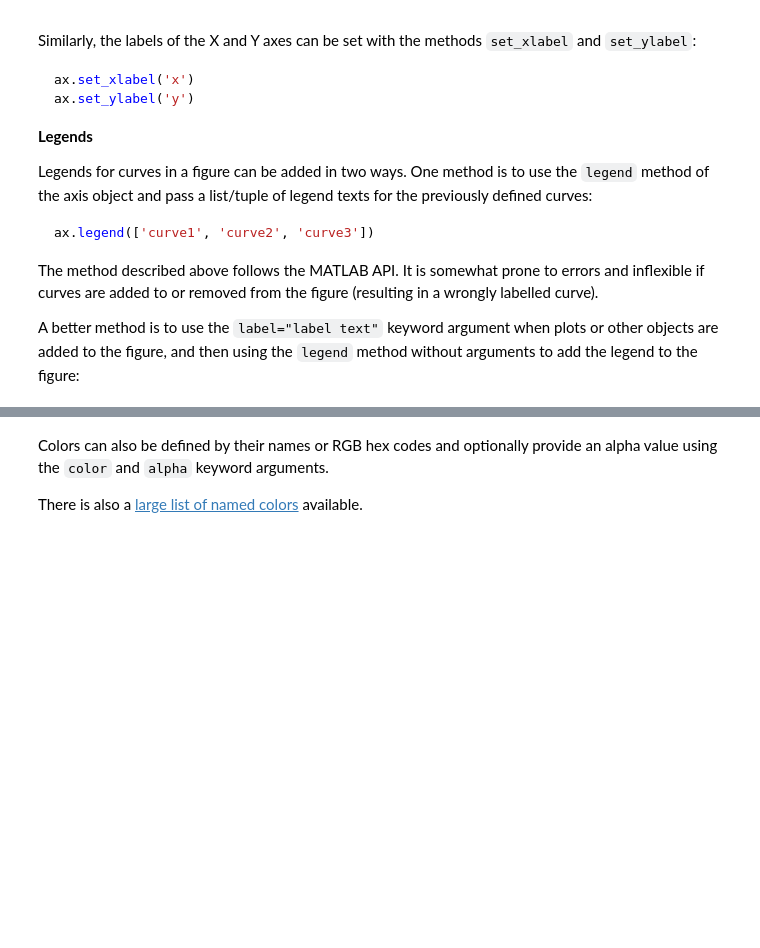
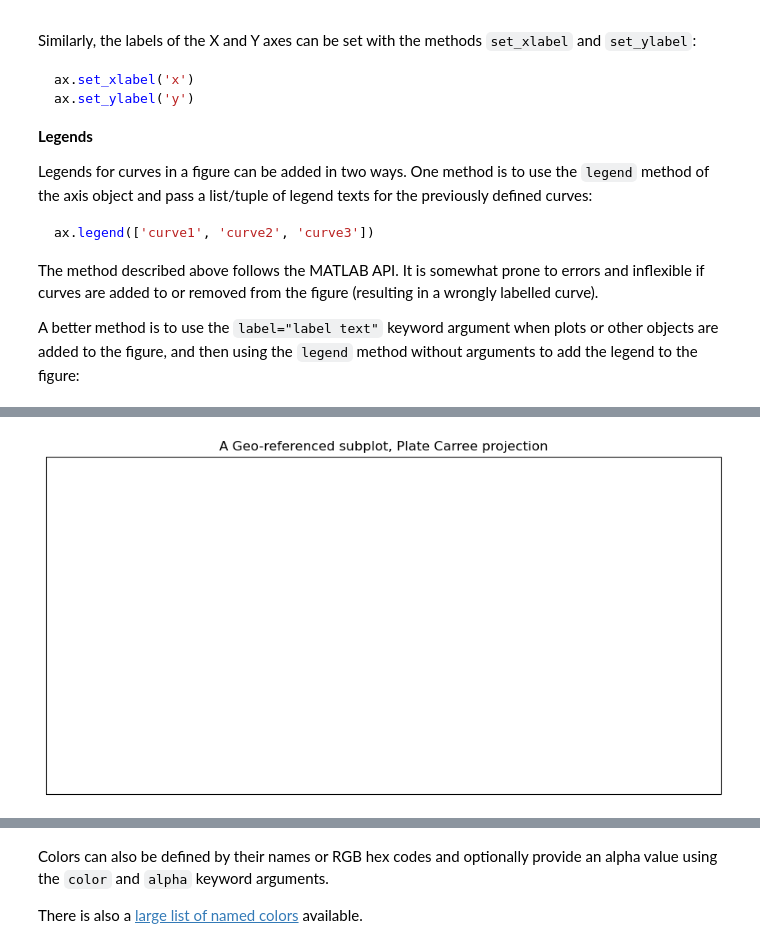
Before and after one commit to DOI-USGS/python-for-hydrology, a Jupyter notebook: notebooks/part0_python_intro/06_matplotlib.ipynb, the cells around one changed output, grey strips where cells are left out. Cells and saved outputs as stored; diff of their text form; code cells hidden in the pictures; blank space fills up the shorter version.

```diff
--- a/notebooks/part0_python_intro/06_matplotlib.ipynb
+++ b/notebooks/part0_python_intro/06_matplotlib.ipynb
@@ -164,0 +365,6 @@ With `matplotlib`, the colors of lines and other graphical elements can be defin
+# %%
+fig = plt.figure(figsize=(11, 8.5))
+ax = plt.subplot(1, 1, 1, projection=ccrs.PlateCarree(central_longitude=-75))
+ax.set_title("A Geo-referenced subplot, Plate Carree projection");
+# %% [output]
+[figure, added]
```
Also changed, not shown: parts of 86 cells of this notebook.
